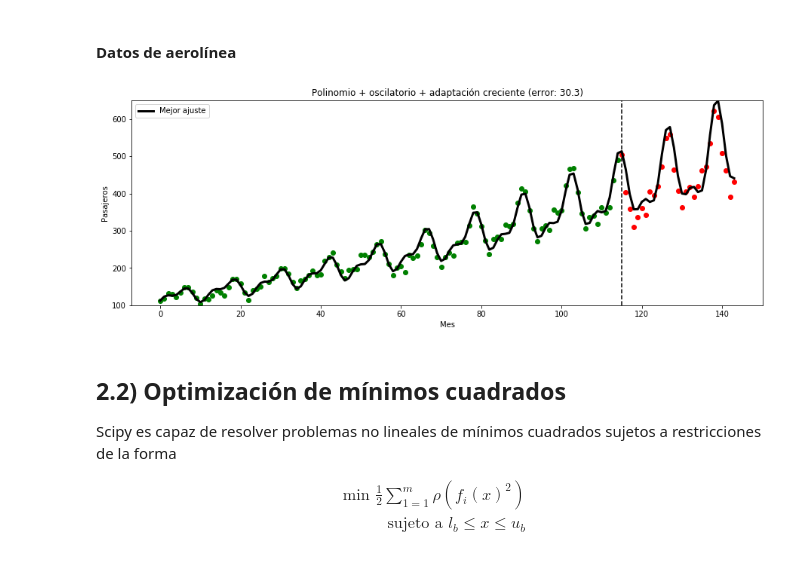
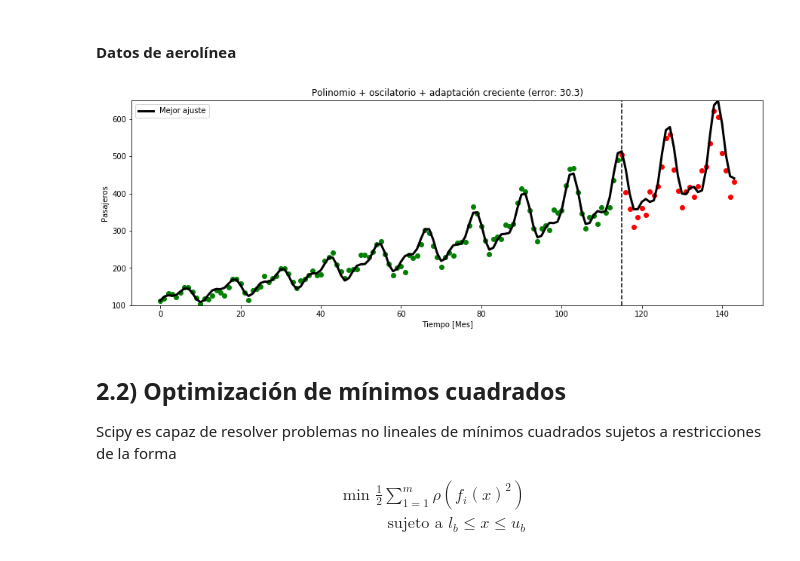
Before and after one commit to GAMES-UChile/Curso-BancoEstado, a Jupyter notebook: modulo2/modulo2.ipynb, the cells around one changed output. Cells and saved outputs as stored; diff of their text form; code cells hidden in the pictures.

```diff
--- a/modulo2/modulo2.ipynb
+++ b/modulo2/modulo2.ipynb
@@ -393,7 +393,7 @@ data = np.loadtxt('passenger_data.txt')
 x = data[:,0]
 y = data[:,1]
 
-train_ratio = 0.8  # porcentage para train versus test
+train_ratio = 0.8  # porcentaje para entrenamiento versus test
 idx_test = int(len(y)*train_ratio)
 
 x_train = x[:idx_test]
@@ -438,35 +438,35 @@ def nll_mixto(theta, theta_seno, W, y_obs, x_obs):
         y_t += alfa1*np.exp(x_obs[i]*lambda1)*np.sin(w1*x_obs[i]+phi1)
         y_t += alfa2*np.exp(x_obs[i]*lambda2)*np.sin(w2*x_obs[i]+phi2)
         nll += (y_obs[i] - y_t)**2/(2.0*sigma**2)
     return nll
 
 theta_mixto = np.log([10, 0.1, 1, 1, 1])  # alfa2, lambda2, w2, sigma, phi2
 theta_mixto, _, _ = fmin(nll_mixto, theta_mixto, None, (theta_seno, W, y_train, x_train),
                          approx_grad=True, disp=1, factr=4500, maxiter=100000)
 
 
 # construir y graficar la predicción
 (alfa1, lambda1, w1), phi1 = np.exp(theta_seno[:3]), theta_seno[4]
 (alfa2, lambda2, w2, sigma), phi2 = np.exp(theta_mixto[:4]), theta_mixto[4]
 
 y_pred = np.zeros(len(y))
 for i in range(len(y_pred)):
     y_pred[i] = np.dot([x[i], x[i]**2, x[i]**3, 1], W)
     y_pred[i] += alfa1*np.exp(x[i]*lambda1)*np.sin(w1*x[i]+phi1)
     y_pred[i] += alfa2*np.exp(x[i]*lambda2)*np.sin(w2*x[i]+phi2)
 
 plt.axvline(x=idx_test, linestyle='--', color='black')
 plt.plot(x_test, y_test, 'or')
 plt.plot(x_train, y_train, 'og')
 plt.plot(x, y_pred, 'black', lw=3, label='Mejor ajuste')
 plt.ylim([100,650])
 plt.title(f'Polinomio + oscilatorio + adaptación creciente (error: {np.sum(np.abs(y[idx_test:] - y_pred[idx_test:])/(144-idx_test)):.1f})')
-plt.xlabel('Mes')
+plt.xlabel('Tiempo [Mes]')
 plt.ylabel('Pasajeros')
 plt.grid(False)
 plt.legend();
 # %% [output]
-[figure, old version]
+[figure, new version]
 # %% [markdown]
 ## 2.2) Optimización de mínimos cuadrados
 
```
Also changed, not shown: parts of 8 cells of this notebook, 1 other file.
